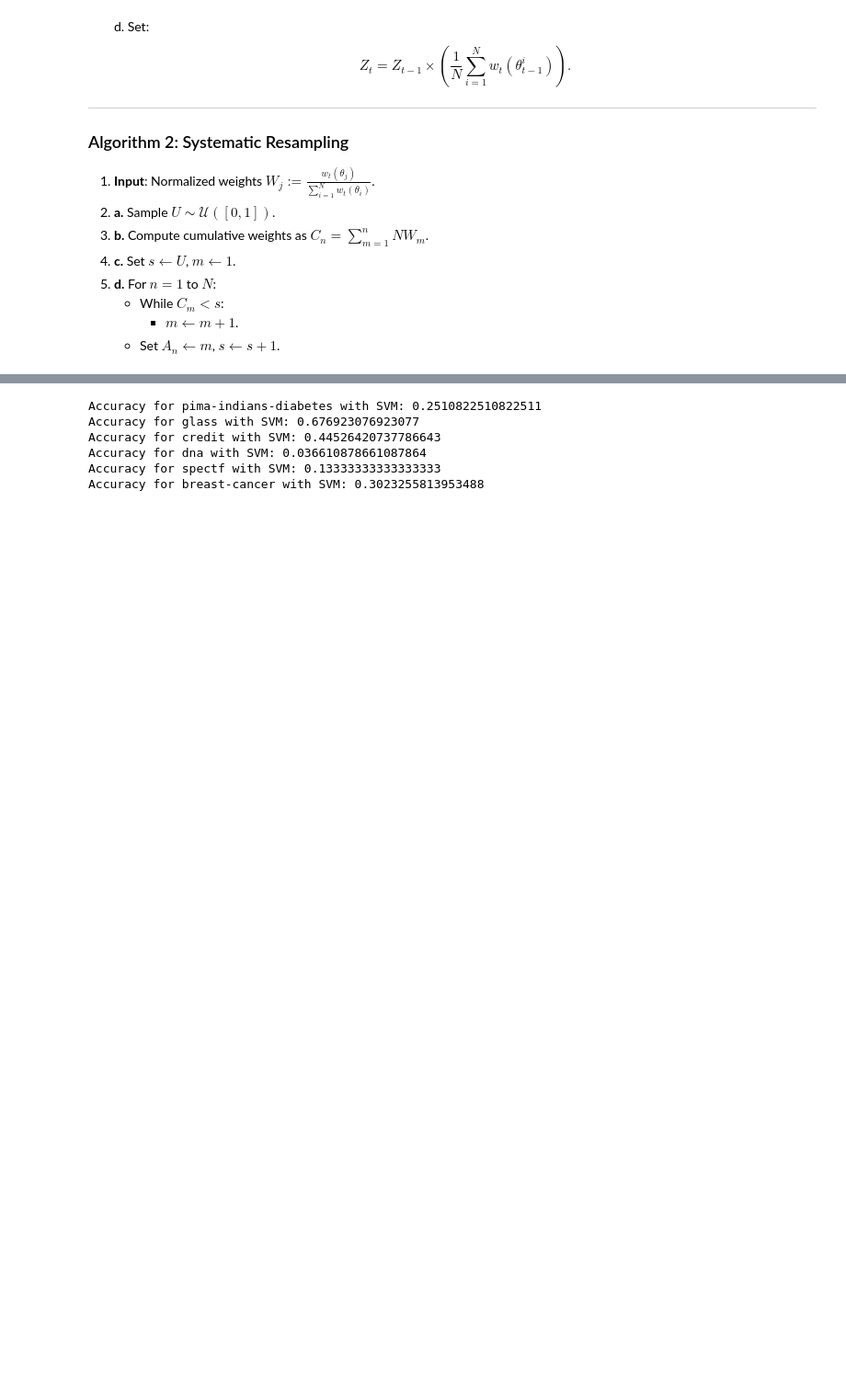
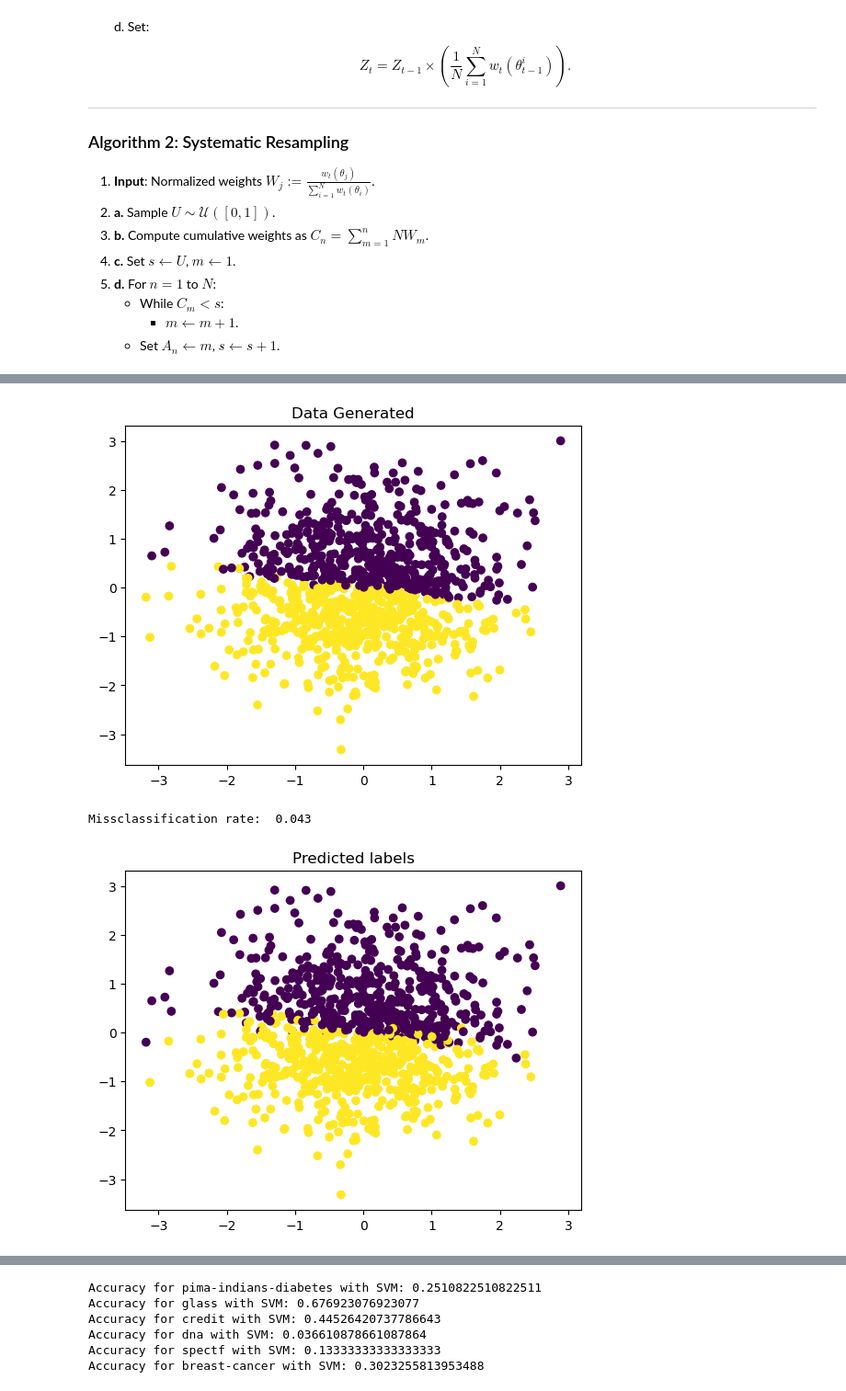
Before and after one commit to AugustinCablant/Computational-Statistics-Project, a Jupyter notebook: notebook.ipynb, the cells around one changed output, grey strips where cells are left out. Shown at 92% size. Cells and saved outputs as stored; diff of their text form; code cells hidden in the pictures; blank space fills up the shorter version.

```diff
--- a/notebook.ipynb
+++ b/notebook.ipynb
@@ -339,13 +336,3 @@ Obviously, $\mathcal{F}_1 \subset \mathcal{F}_2 \subset \mathcal{F}_3 \subset \m
 $$
 B_\lambda(\mathcal{M}_1^+(\Theta)) \leq B_\lambda(\mathcal{F}_3) \leq B_\lambda(\mathcal{F}_2) \leq B_\lambda(\mathcal{F}_1).
 $$
-# %%
-def L_F2(lamb, v):
-    """ As defined page 11 (section 5.4)
-    Return a function depending on m, sigma
-    """
-
-
-
-def L_F3():
-    """ As defined page 11 (section 5.4)"""
@@ -352,2 +535,42 @@ def L_F3():
+# %%
+# Example
+## We generate some data
+n, d = 1000, 2
+X = np.random.randn(n, d)
+true_w = np.random.randn(d)
+y = 0.5 * (np.sign(X @ true_w + 0.1 * np.random.randn(n)) + 1)
+# Plot the data
+plt.figure()
+plt.scatter(X[:, 0], X[:, 1], c=y)
+plt.title("Data Generated")
+plt.show()
+
+# perform the DA
+temperatures = list(range(10, 500, 10))
+DA = DeterministicAnnealing(temperatures = temperatures,
+                            patience = 5,
+                            X = X,
+                            y = y,
+                            verbose = False)
+m_F2, sigma2_F2, _, lmbda_star_F2 = DA.run_F2()
+m_F3, Sigma_F3 = DA.run_F3(lmbda_star_F2)
+
+ypred = []
+for i in tqdm(range(len(X))):
+    beta = stats.multivariate_normal(mean = m_F2, cov = np.diag(sigma2_F2)).rvs()
+    ypred.append(0.5 * (np.sign(X[i] @ beta) + 1))
+
+# Missclassification rate
+print("Missclassification rate: ", np.mean(ypred != y))
+
+# Plot the data
+plt.figure()
+plt.scatter(X[:, 0], X[:, 1], c = ypred)
+plt.title("Predicted labels")
+plt.show()
+# %% [output]
+[figure, added]
+Missclassification rate:  0.043
+[figure, added]
 # %%
 DATASET = ['pima-indians-diabetes',
```
Also changed, not shown: parts of 27 cells of this notebook.
